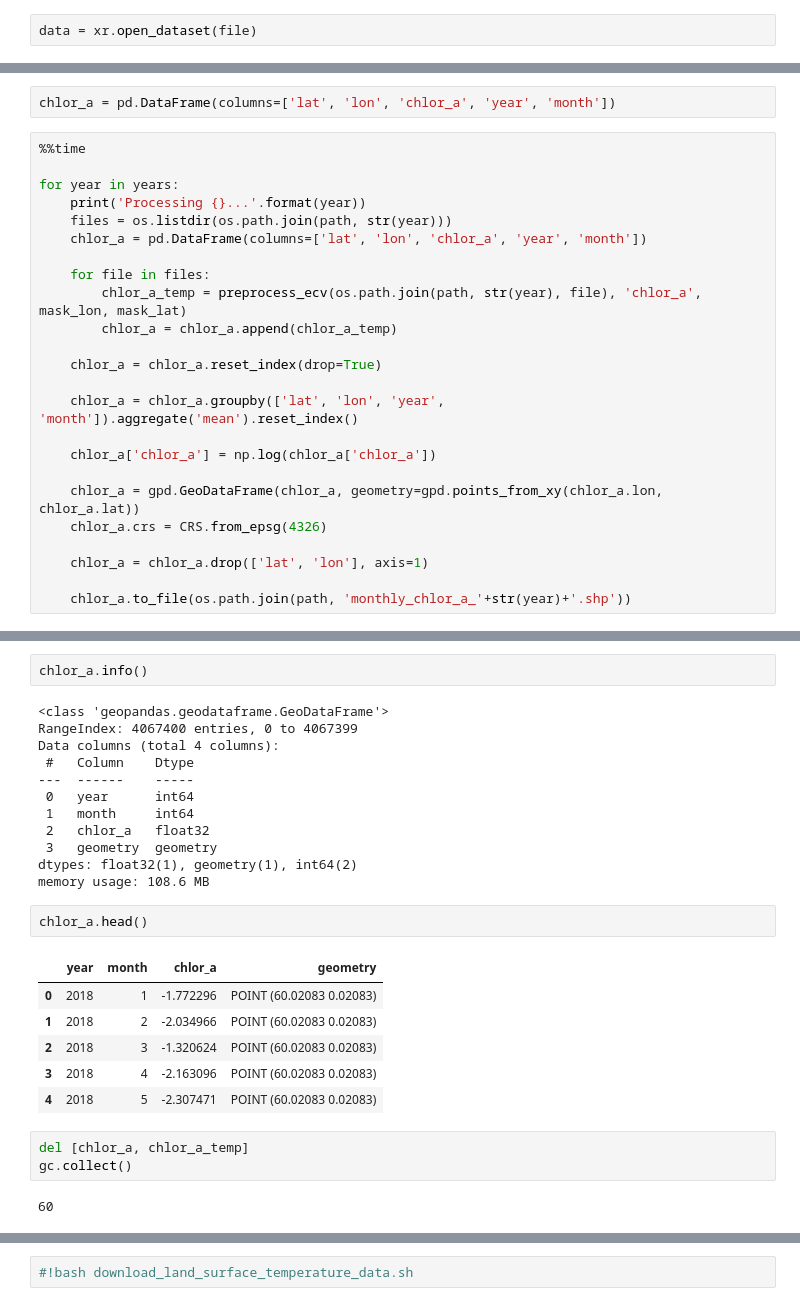
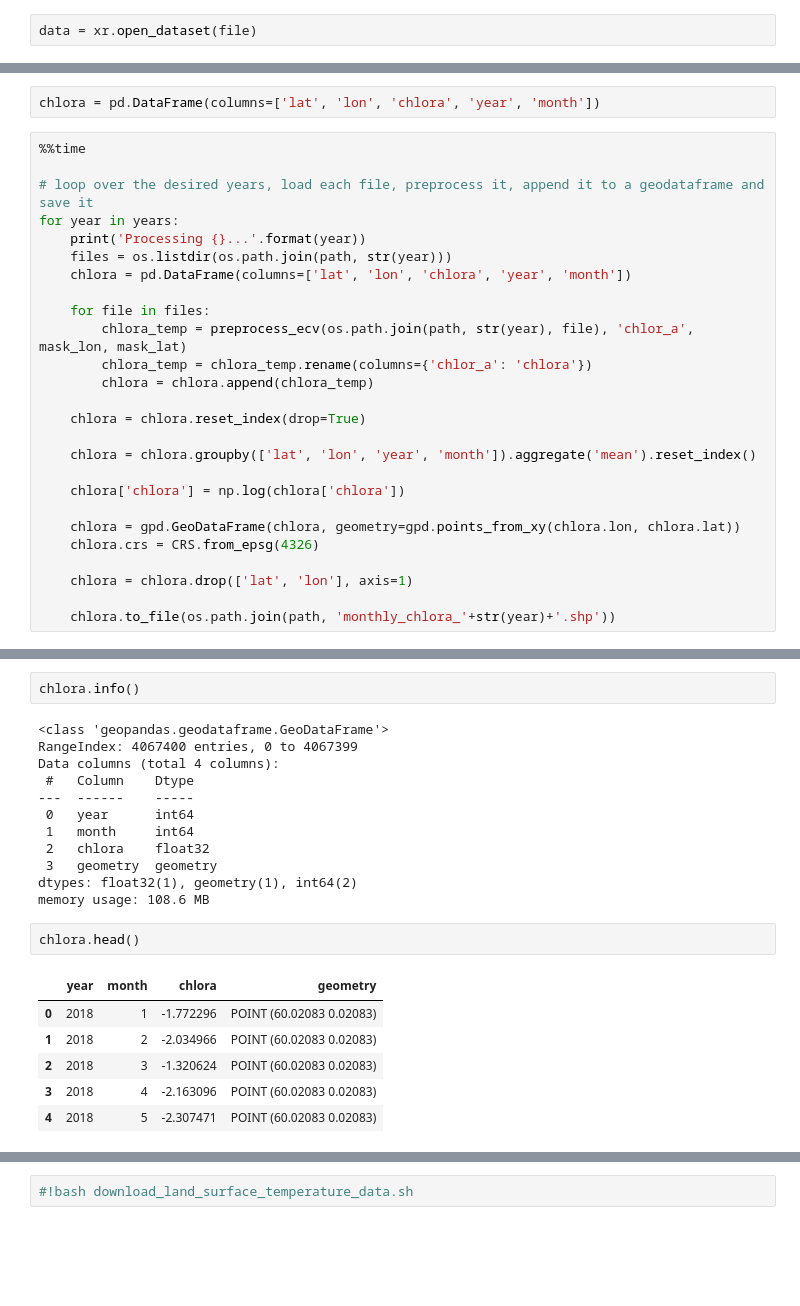
Before and after one commit to alexvmt/cholera_risk_modeling, a Jupyter notebook: preprocess_essential_climate_variables.ipynb, the cells around one changed output, grey strips where cells are left out. Saved outputs shown, nothing was run; the diff lists cells and outputs as text; blank space fills up the shorter version.

```diff
--- a/preprocess_essential_climate_variables.ipynb
+++ b/preprocess_essential_climate_variables.ipynb
@@ -220,31 +232,33 @@ variables:
 mask_lon = (data['lon'] >= lon_min) & (data['lon'] <= lon_max)
 mask_lat = (data['lat'] >= lat_min) & (data['lat'] <= lat_max)
 # %%
-chlor_a = pd.DataFrame(columns=['lat', 'lon', 'chlor_a', 'year', 'month'])
+chlora = pd.DataFrame(columns=['lat', 'lon', 'chlora', 'year', 'month'])
 # %%
 %%time
 
+# loop over the desired years, load each file, preprocess it, append it to a geodataframe and save it
 for year in years:
     print('Processing {}...'.format(year))
     files = os.listdir(os.path.join(path, str(year)))
-    chlor_a = pd.DataFrame(columns=['lat', 'lon', 'chlor_a', 'year', 'month'])
+    chlora = pd.DataFrame(columns=['lat', 'lon', 'chlora', 'year', 'month'])
 
     for file in files:
-        chlor_a_temp = preprocess_ecv(os.path.join(path, str(year), file), 'chlor_a', mask_lon, mask_lat)
-        chlor_a = chlor_a.append(chlor_a_temp)
+        chlora_temp = preprocess_ecv(os.path.join(path, str(year), file), 'chlor_a', mask_lon, mask_lat)
+        chlora_temp = chlora_temp.rename(columns={'chlor_a': 'chlora'})
+        chlora = chlora.append(chlora_temp)
 
-    chlor_a = chlor_a.reset_index(drop=True)
+    chlora = chlora.reset_index(drop=True)
 
-    chlor_a = chlor_a.groupby(['lat', 'lon', 'year', 'month']).aggregate('mean').reset_index()
+    chlora = chlora.groupby(['lat', 'lon', 'year', 'month']).aggregate('mean').reset_index()
 
-    chlor_a['chlor_a'] = np.log(chlor_a['chlor_a'])
+    chlora['chlora'] = np.log(chlora['chlora'])
 
-    chlor_a = gpd.GeoDataFrame(chlor_a, geometry=gpd.points_from_xy(chlor_a.lon, chlor_a.lat))
-    chlor_a.crs = CRS.from_epsg(4326)
+    chlora = gpd.GeoDataFrame(chlora, geometry=gpd.points_from_xy(chlora.lon, chlora.lat))
+    chlora.crs = CRS.from_epsg(4326)
 
-    chlor_a = chlor_a.drop(['lat', 'lon'], axis=1)
+    chlora = chlora.drop(['lat', 'lon'], axis=1)
 
-    chlor_a.to_file(os.path.join(path, 'monthly_chlor_a_'+str(year)+'.shp'))
+    chlora.to_file(os.path.join(path, 'monthly_chlora_'+str(year)+'.shp'))
 # %% [output]
 Processing 2010...
 Processing 2011...
@@ -262,7 +278,7 @@ chlor_a.shape
 # %% [output]
 (4067400, 4)
 # %%
-chlor_a.info()
+chlora.info()
 # %% [output]
 <class 'geopandas.geodataframe.GeoDataFrame'>
 RangeIndex: 4067400 entries, 0 to 4067399
@@ -271,21 +287,16 @@ Data columns (total 4 columns):
 ---  ------    -----
  0   year      int64
  1   month     int64
- 2   chlor_a   float32
+ 2   chlora    float32
  3   geometry  geometry
 dtypes: float32(1), geometry(1), int64(2)
 memory usage: 108.6 MB
 # %%
-chlor_a.head()
+chlora.head()
 # %% [output]
-|  | year | month | chlor_a | geometry |
+|  | year | month | chlora | geometry |
 | 0 | 2018 | 1 | -1.772296 | POINT (60.02083 0.02083) |
 | 1 | 2018 | 2 | -2.034966 | POINT (60.02083 0.02083) |
 | 2 | 2018 | 3 | -1.320624 | POINT (60.02083 0.02083) |
 | 3 | 2018 | 4 | -2.163096 | POINT (60.02083 0.02083) |
 | 4 | 2018 | 5 | -2.307471 | POINT (60.02083 0.02083) |
-# %%
-del [chlor_a, chlor_a_temp]
-gc.collect()
-# %% [output]
-60
```
Also changed, not shown: parts of 24 cells of this notebook, 1 other file.
